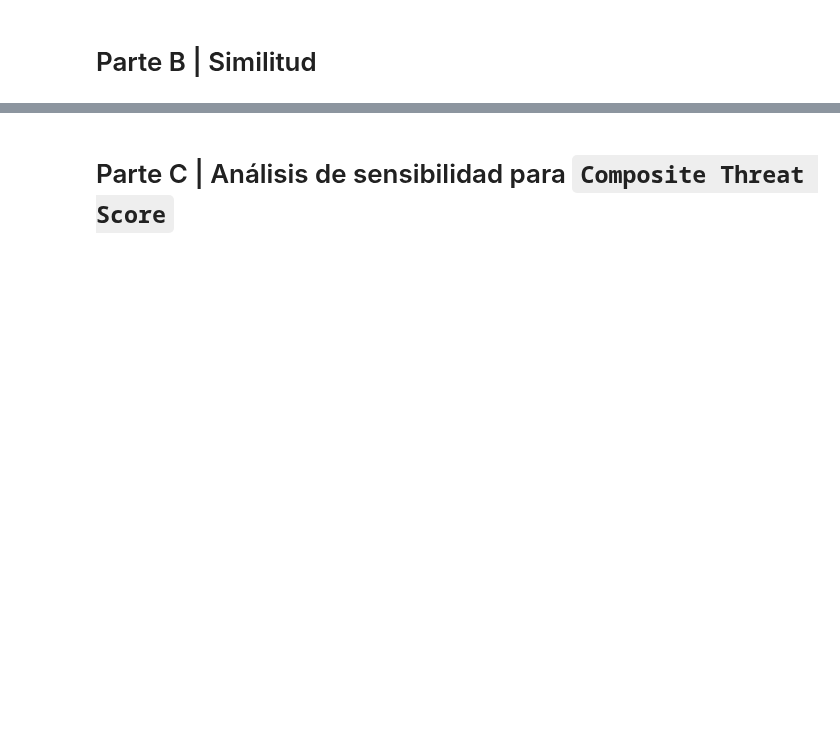
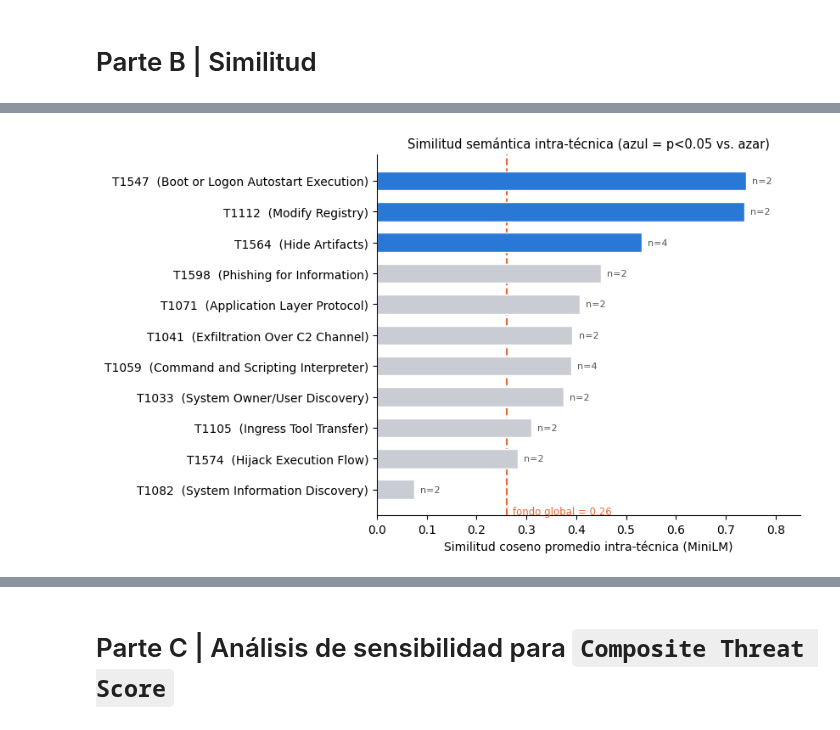
Before and after one commit to Jim-VA/ThreatLLM_v2, a Jupyter notebook: notebooks/Avance4_ModelosAlternativos/Avance4_55.ipynb, the cells around one changed output, grey strips where cells are left out. Saved outputs shown, nothing was run; the diff lists cells and outputs as text; code cells hidden in the pictures; blank space fills up the shorter version.

```diff
--- a/notebooks/Avance4_ModelosAlternativos/Avance4_55.ipynb
+++ b/notebooks/Avance4_ModelosAlternativos/Avance4_55.ipynb
@@ -695,0 +795,24 @@ Como hipótesis, se plantea que la etapa de similitud con MITRE podría filtrar
+# %%
+import matplotlib.pyplot as plt
+
+# Gráfica: similitud intra-técnica (solo n>=2), coloreada por significancia
+AZUL, NARANJA, GRIS = "#2a78d6", "#eb6834", "#C9CDD3"
+t_plot = tabla_b1.dropna(subset=["similitud_intra"]).sort_values("similitud_intra").reset_index(drop=True)
+colores = [AZUL if p < 0.05 else GRIS for p in t_plot["p_valor"]]
+etiquetas = [f"{r.tecnica}  ({r.nombre})" for r in t_plot.itertuples()]
+
+fig, ax = plt.subplots(figsize=(8.5, 5.2))
+bars = ax.barh(etiquetas, t_plot["similitud_intra"], color=colores, edgecolor="white", height=0.62)
+ax.axvline(fondo_global, color=NARANJA, linestyle="--", linewidth=1.6, zorder=0)
+ax.text(fondo_global + 0.012, -0.7, f"fondo global = {fondo_global:.2f}", color=NARANJA, fontsize=8.5, va="center")
+for bar, n in zip(bars, t_plot["n_oraciones"]):
+    ax.text(bar.get_width() + 0.012, bar.get_y() + bar.get_height()/2, f"n={int(n)}", va="center", fontsize=8, color="#555")
+ax.set_xlabel("Similitud coseno promedio intra-técnica (MiniLM)")
+ax.set_title("Similitud semántica intra-técnica (azul = p<0.05 vs. azar)", fontsize=10.5)
+ax.set_xlim(0, max(0.85, t_plot["similitud_intra"].max() + 0.08))
+for spine in ["top", "right"]:
+    ax.spines[spine].set_visible(False)
+plt.tight_layout()
+plt.show()
+# %% [output]
+[figure, added]
```
Also changed, not shown: parts of 48 cells of this notebook.
